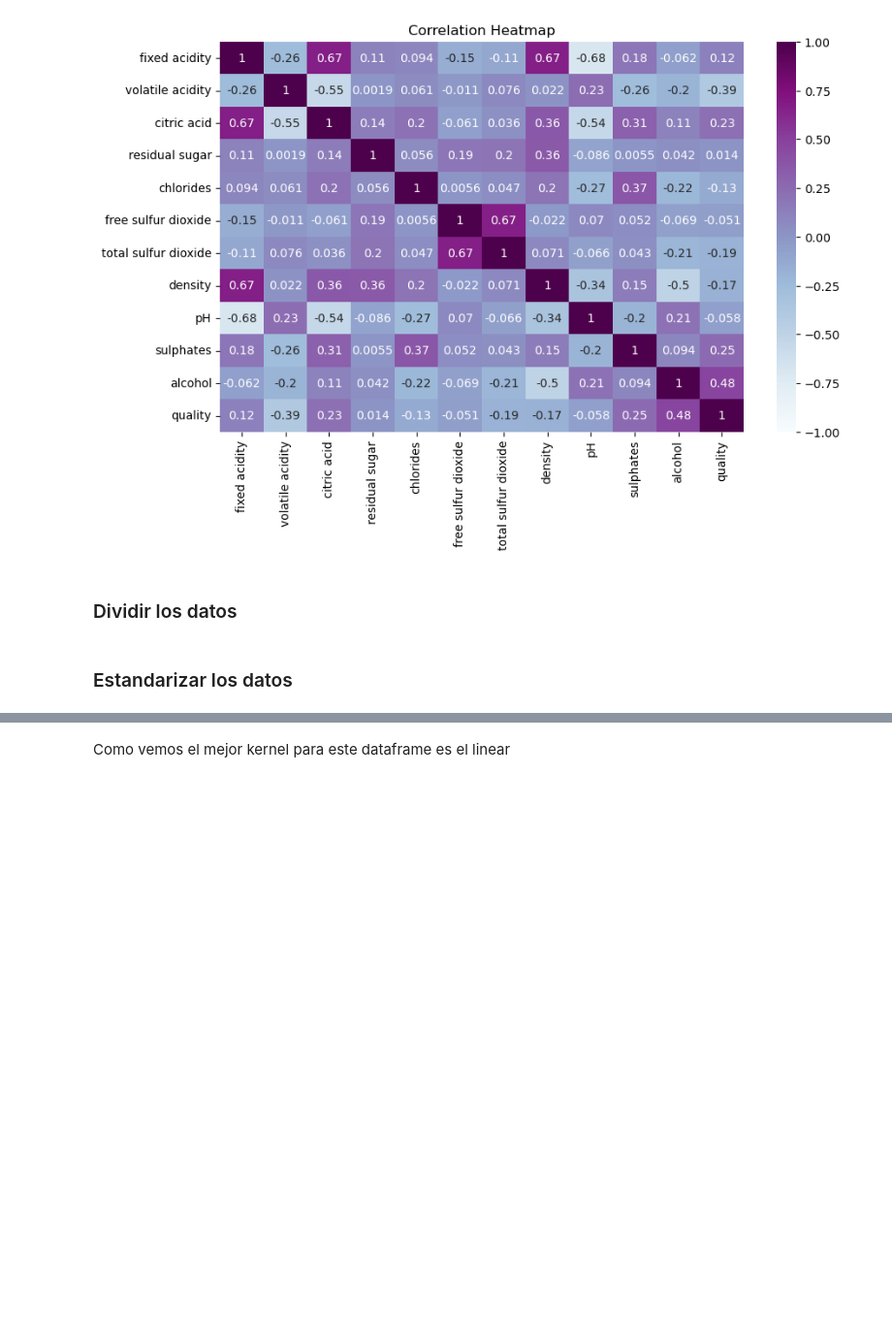
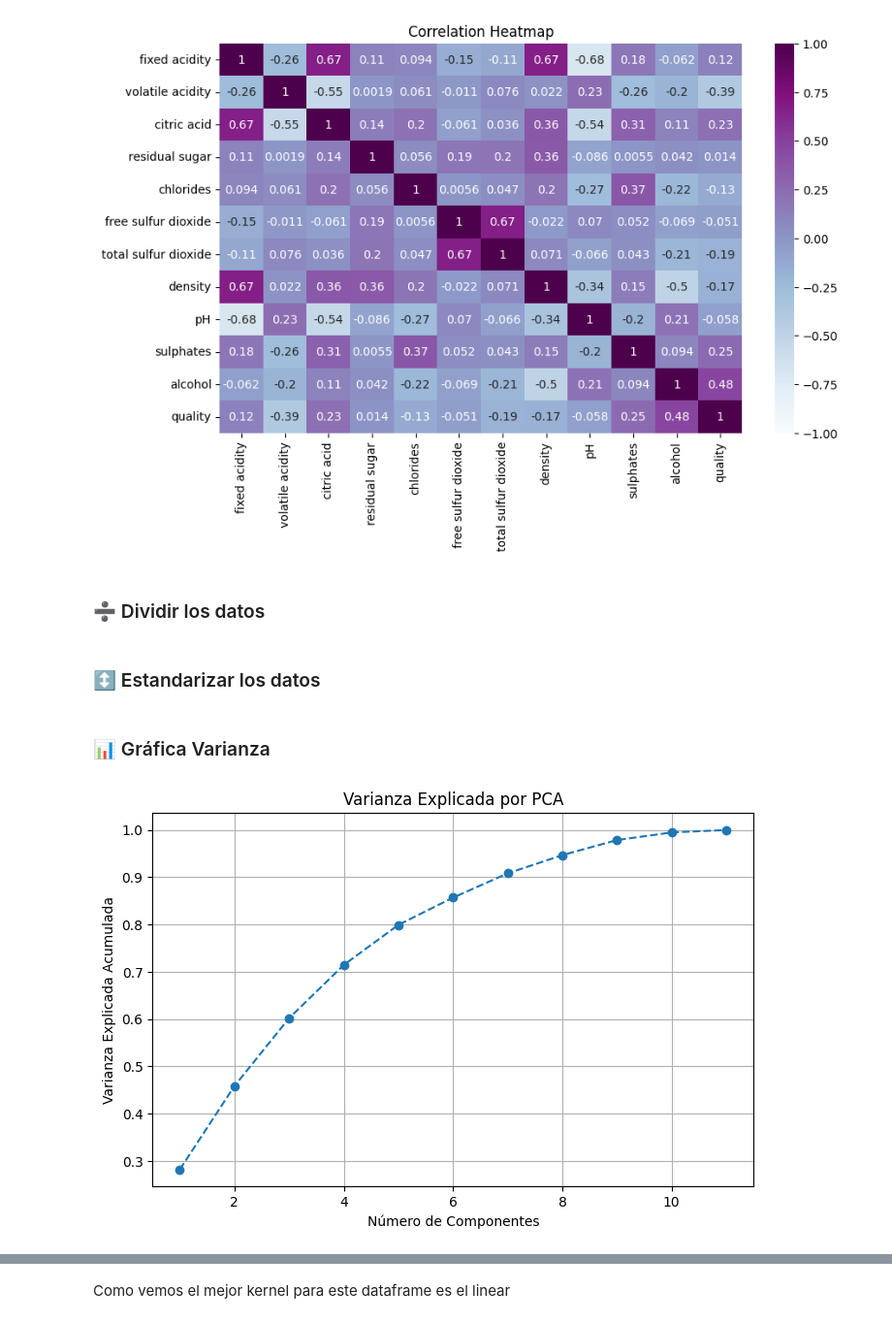
Before and after one commit to RalphNM1/InteligenciaArtificial, a Jupyter notebook: Ejercicios/PCA/PCA.ipynb, the cells around one changed output, grey strips where cells are left out. Shown at 97% size. Drawn from its saved outputs; the diff is of its cells as text; code cells hidden in the pictures; blank space fills up the shorter version.

```diff
--- a/Ejercicios/PCA/PCA.ipynb
+++ b/Ejercicios/PCA/PCA.ipynb
@@ -49,5 +52,5 @@ plt.show()
 # %% [output]
 [figure]
 # %% [markdown]
-### Dividir los datos
+### ➗ Dividir los datos
 # %%
@@ -58,7 +67,24 @@ X_train, X_test, y_train, y_test = train_test_split(X, y, test_size=0.2, random_
 # %% [markdown]
-### Estandarizar los datos
+### ↕️ Estandarizar los datos
 # %%
 sc = StandardScaler()
 X_train_escalado = sc.fit_transform(X_train)
 X_test_escalado = sc.transform(X_test)
+# %% [markdown]
+### 📊 Gráfica Varianza
+# %%
+
+pca = PCA()
+pca.fit(X_train_escalado)
+explained_variance = np.cumsum(pca.explained_variance_ratio_)
+
+plt.figure(figsize=(8, 5))
+plt.plot(range(1, len(explained_variance) + 1), explained_variance, marker='o', linestyle='--')
+plt.xlabel('Número de Componentes')
+plt.ylabel('Varianza Explicada Acumulada')
+plt.title('Varianza Explicada por PCA')
+plt.grid()
+plt.show()
+# %% [output]
+[figure, added]
 # %% [markdown]
```
Also changed, not shown: parts of 26 cells of this notebook, 6 other files.
